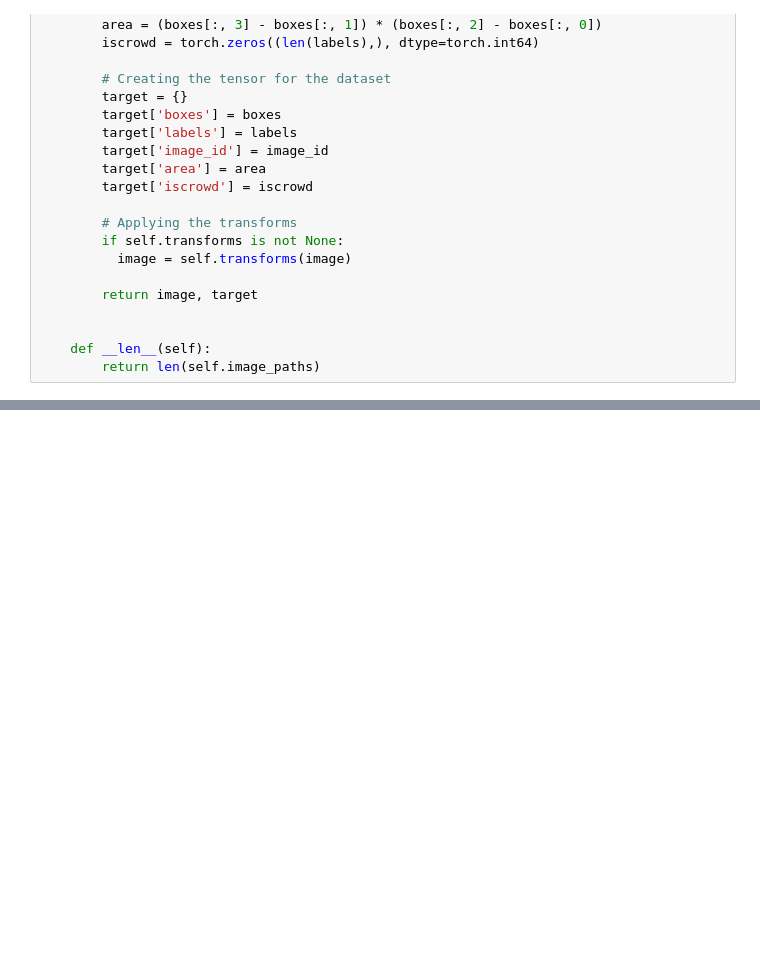
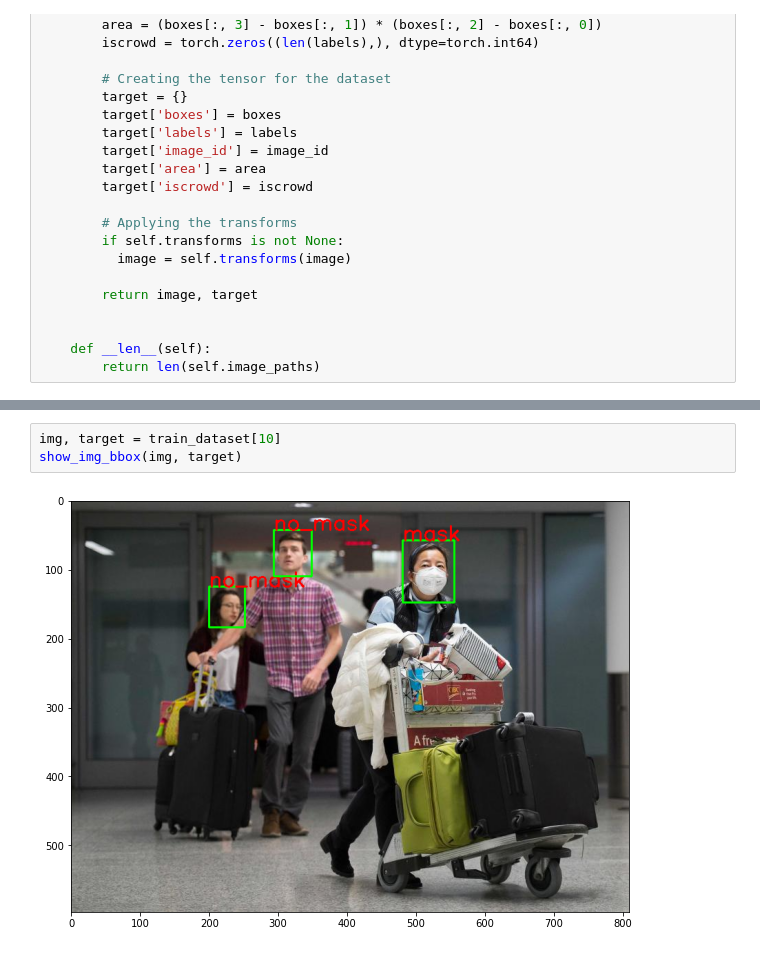
Before and after one commit to skj092/mask-detector, a Jupyter notebook: Mask_Detection_Model.ipynb, the cells around one changed output, grey strips where cells are left out. Saved outputs shown, nothing was run; the diff lists cells and outputs as text; blank space fills up the shorter version.

```diff
--- a/Mask_Detection_Model.ipynb
+++ b/Mask_Detection_Model.ipynb
@@ -157,0 +219,5 @@ class MaskDetectionDataset(Dataset):
+# %%
+img, target = train_dataset[10]
+show_img_bbox(img, target)
+# %% [output]
+[figure, added]
```
Also changed, not shown: parts of 32 cells of this notebook.
